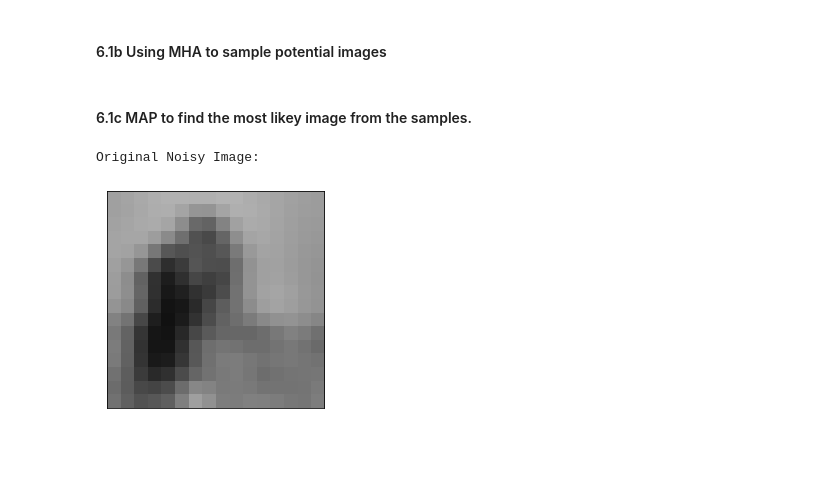
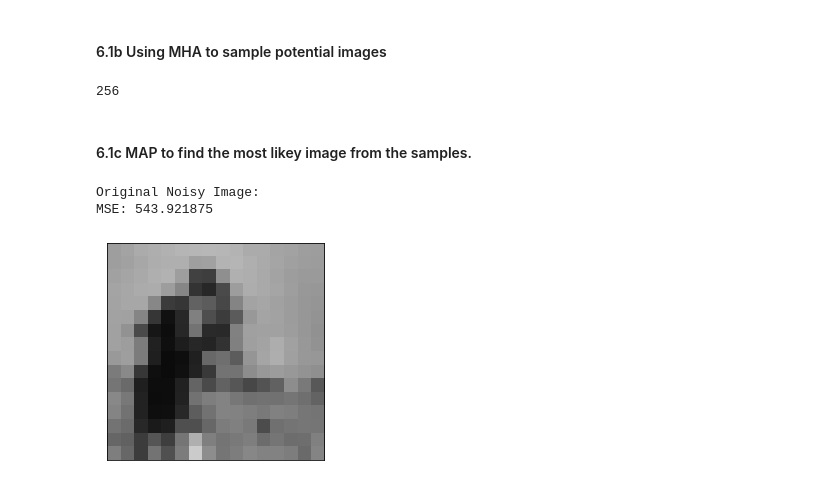
Before and after one commit to LorenzoStigliano/inverse-problems-mcmc, a Jupyter notebook: Main_Notebook.ipynb, the cells around one changed output. Drawn from its saved outputs; the diff is of its cells as text; code cells hidden in the pictures; blank space fills up the shorter version.

```diff
--- a/Main_Notebook.ipynb
+++ b/Main_Notebook.ipynb
@@ -654,7 +1389,7 @@ list_a_p = []
 
 for beta in beta_s:
     proposal = Proposal(beta = beta, pick = "random_walk")
-    sampler = Sampler(beta = beta, N = 1000, dimension = 1, target_distribution=normal_dist, proposal=proposal)
+    sampler = Reversible_Sampler(N = 1000, dimension = 1, target_distribution=normal_dist, proposal=proposal)
     _, a = sampler.Reversible_Metropolis_Hastings_Algo()
     average_acceptance_probabity = np.mean(a)
     list_a_p.append(average_acceptance_probabity)
@@ -1299,6 +2619,6 @@ imshow(image_camera)
 # %%
 image_camera_scaled = imscale(image_camera,1/16)
-img_noisy_scaled = gaussian_filter(image_camera_scaled,1)
+img_noisy_scaled = gaussian_filter(image_camera_scaled,0.6)
 
 imshow(image_camera_scaled), imshow(img_noisy_scaled)
 # %% [output]
@@ -1379,44 +2647,33 @@ beta_Non_R = 0.15
 # %%
+np.random.seed(1)
+
 dimension = len(img_noisy_scaled.flatten())
+print(dimension)
 
 target_distribution = Image_Target(img_noisy_scaled)
-proposal = Proposal(beta = beta_R, pick = "random_walk_nd")
-sampler_image = Sampler_Imaging(beta = beta_R, N = 5000, dimension=dimension, image=img_noisy_scaled, proposal=proposal)
+proposal = Proposal(beta = 0.2, pick = "random_walk_nd")
+sampler_image = Sampler_Imaging(beta = 0.2, N = 10000, dimension=dimension, image=img_noisy_scaled, proposal=proposal)
 
-samples_reversible, _ = sampler_image.Reversible_Metropolis_Hastings_Algo()
+samples_reversible_DN, _ = sampler_image.Reversible_Metropolis_Hastings_Algo()
+# %% [output]
+256
 # %% [markdown]
 #### 6.1c MAP to find the most likey image from the samples.
-# %%
-def MAP(samples_reversible, target_distribution):
-    max_value = 0
-    best_image = samples_reversible[0]
-
-    for image in samples_reversible:
-        if target_distribution.pdf(image) > max_value:
-            max_value = target_distribution.pdf(image)
-            best_image = image
-
-    return image
-
-def CM(samples_reversible):
-    image_1 = samples_reversible[0]
-    for image in samples_reversible[1:]:
-        image_1 = image_1 + image
-    return (1/len(samples_reversible))*(image_1)
-
-def mse(imageA, imageB):
-    # the 'Mean Squared Error' between the two images is the
-    # sum of the squared difference between the two images;
-    # NOTE: the two images must have the same dimension
-    err = np.sum((imageA.astype("float") - imageB.astype("float")) ** 2)
-    err /= float(imageA.shape[0] * imageA.shape[1])
-
-    # return the MSE, the lower the error, the more "similar"
-    # the two images are
-    return err
+# %%
+def imsave(img_a, file_name, new_figure=True):
+    img_a = _img_a_cast(img_a, dtype=np.uint8, true_color=True)
+
+    if new_figure:
+        plt.figure()
+    plt.imshow(img_a)
+    plt.xticks([])
+    plt.yticks([])
+    plt.savefig('{}.pdf'.format(file_name), bbox_inches = 'tight', pad_inches = 0)
 # %%
 print("Original Noisy Image:")
-imshow(img_noisy_scaled)
+imsave(img_noisy_scaled,"TEST")
+print("MSE: {}".format(mse(image_camera_scaled.flatten(), img_noisy_scaled.flatten())))
 # %% [output]
 Original Noisy Image:
+MSE: 543.921875
-[figure, old version]
+[figure, new version]
```
Also changed, not shown: parts of 185 cells of this notebook, 1 other file.
